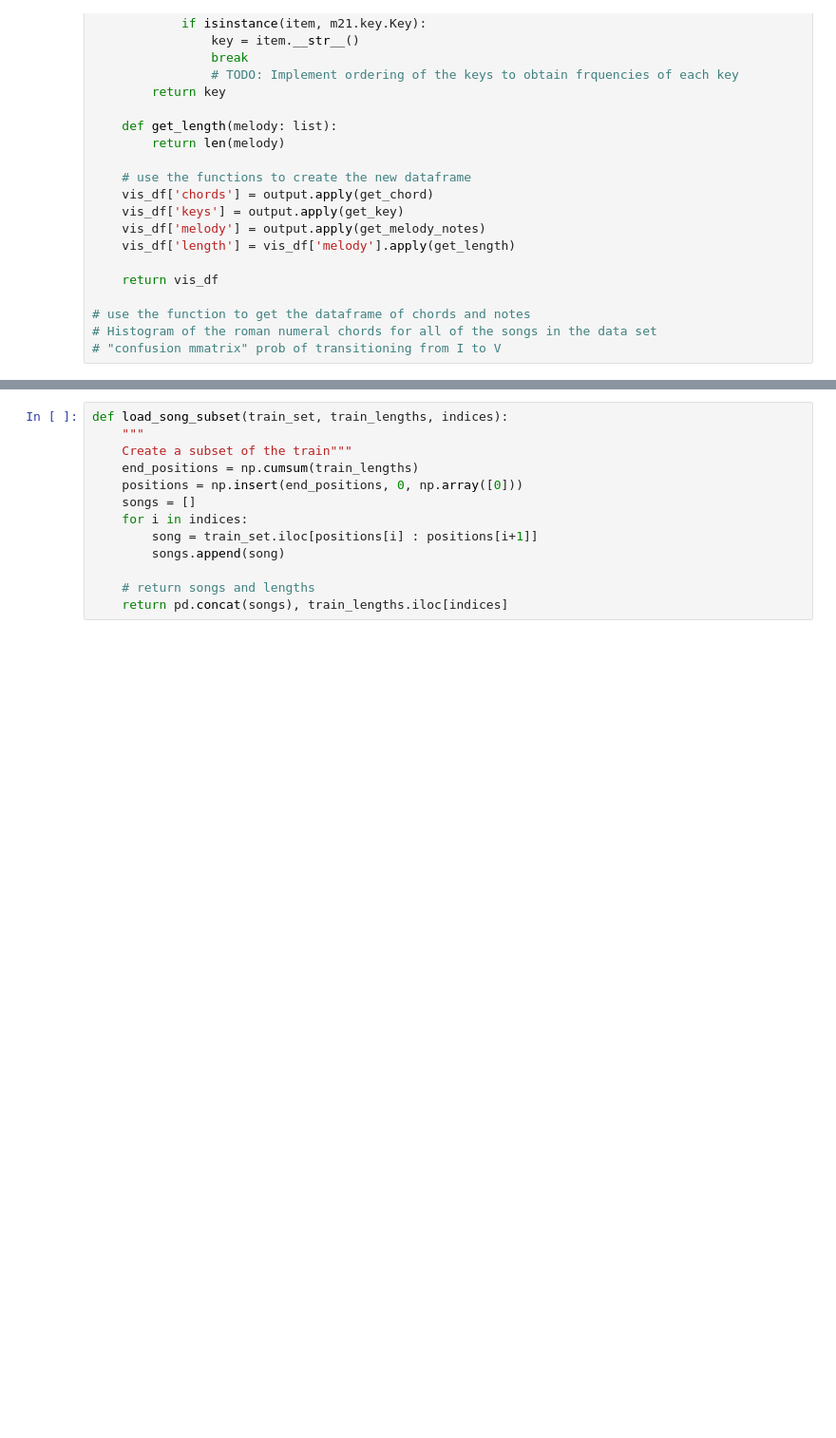
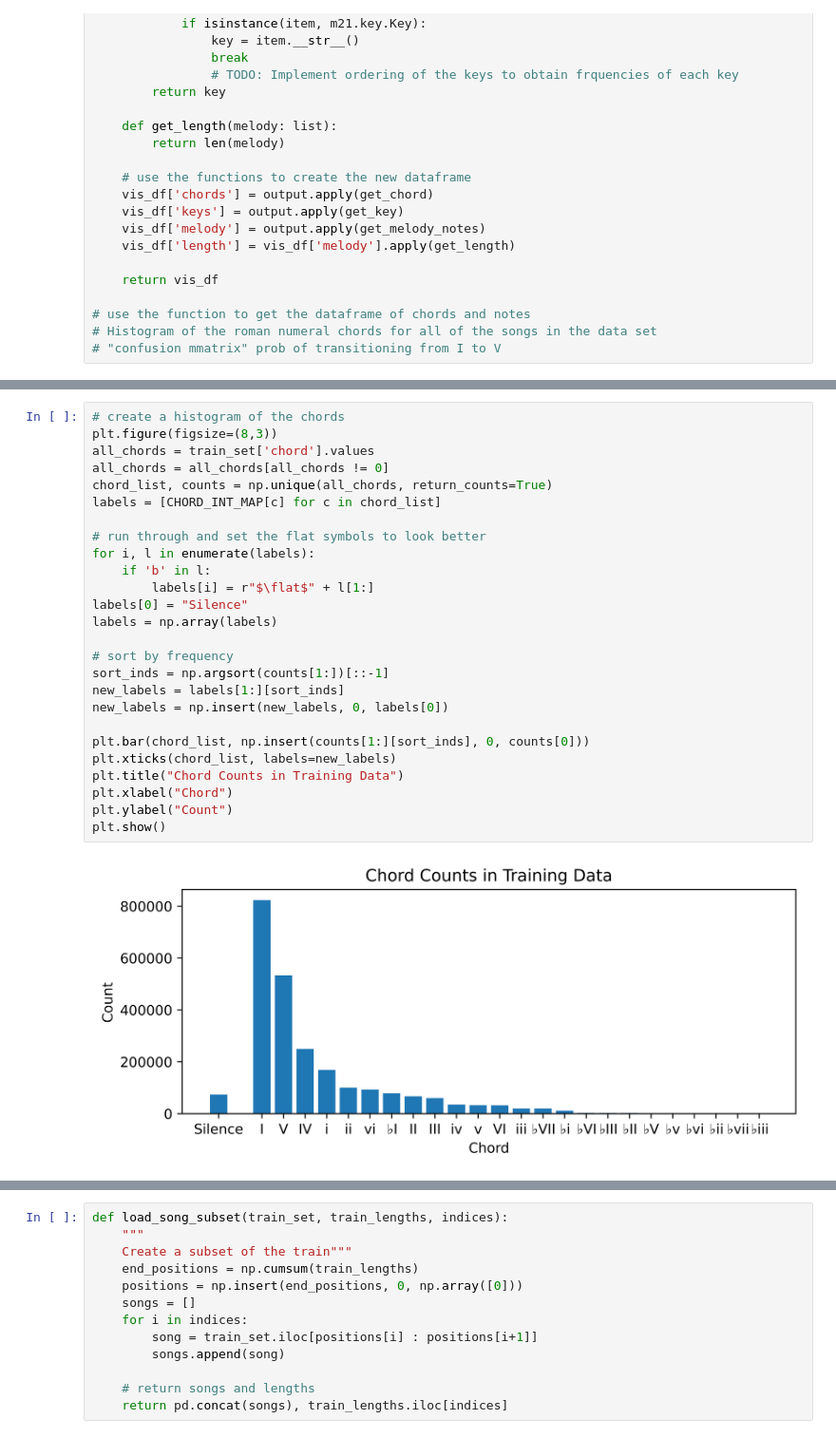
Before and after one commit to adamwellsward/Portfolio_Projects, a Jupyter notebook: visualization.ipynb, the cells around one changed output, grey strips where cells are left out. Shown at 95% size. Cells and saved outputs as stored; diff of their text form; blank space fills up the shorter version.

```diff
--- a/visualization.ipynb
+++ b/visualization.ipynb
@@ -135,0 +206,28 @@ Highest Note MIDI Value: 114
+# %%
+# create a histogram of the chords
+plt.figure(figsize=(8,3))
+all_chords = train_set['chord'].values
+all_chords = all_chords[all_chords != 0]
+chord_list, counts = np.unique(all_chords, return_counts=True)
+labels = [CHORD_INT_MAP[c] for c in chord_list]
+
+# run through and set the flat symbols to look better
+for i, l in enumerate(labels):
+    if 'b' in l:
+        labels[i] = r"$\flat$" + l[1:]
+labels[0] = "Silence"
+labels = np.array(labels)
+
+# sort by frequency
+sort_inds = np.argsort(counts[1:])[::-1]
+new_labels = labels[1:][sort_inds]
+new_labels = np.insert(new_labels, 0, labels[0])
+
+plt.bar(chord_list, np.insert(counts[1:][sort_inds], 0, counts[0]))
+plt.xticks(chord_list, labels=new_labels)
+plt.title("Chord Counts in Training Data")
+plt.xlabel("Chord")
+plt.ylabel("Count")
+plt.show()
+# %% [output]
+[figure, added]
```
Also changed, not shown: parts of 7 cells of this notebook.
